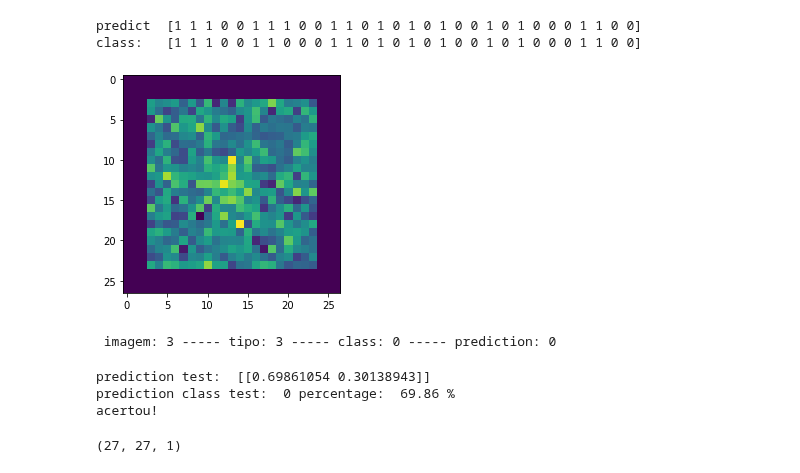
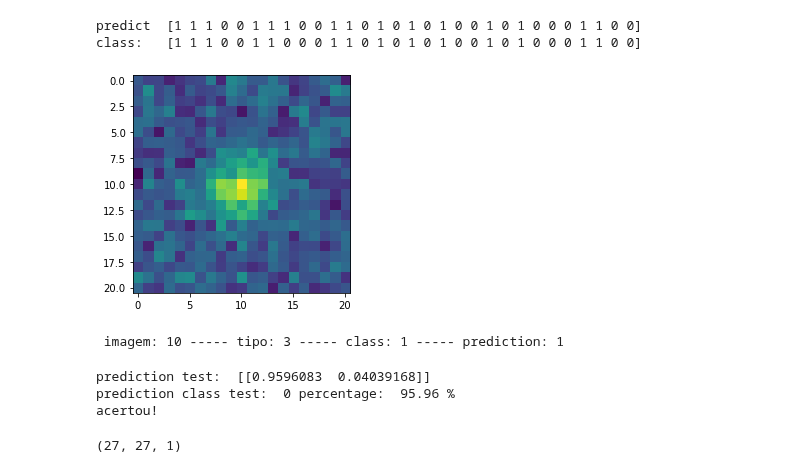
Before and after one commit to AndreTeixeira1998/EL4106-1oProyecto, a Jupyter notebook: Classifier.ipynb, the cells around one changed output. Cells and saved outputs as stored; diff of their text form; code cells hidden in the pictures.

```diff
--- a/Classifier.ipynb
+++ b/Classifier.ipynb
@@ -81,7 +81,7 @@ input_shape1=x_test.shape[1]
 input_shape2=x_test.shape[2]
 print('\n\ninput_shape: ' , input_shape1, 'x', input_shape2)
 
-input_shape = (input_shape1, input_shape2, 1)
+input_shape_1_tipo = (input_shape1, input_shape2, 1)
 # %% [output]
 Dimension of images to train: (75000, 27, 27)
 Dimension of images to test: (25000, 27, 27)
@@ -136,7 +139,7 @@ def CNN_model():
     model = Sequential()
     #conv
     model.add(Conv2D(32, kernel_size=(4, 4), padding='same', strides=(1, 1),
-                     input_shape=input_shape))
+                     input_shape=input_shape_1_tipo))
     #conv
     model.add(Conv2D(32, kernel_size=(3, 3), padding='same', strides=(1, 1)))
     #max-pool
@@ -279,19 +304,21 @@ print('class:  ', y_test[:Samples])
 predict  [1 1 1 0 0 1 1 1 0 0 1 1 0 1 0 1 0 1 0 0 1 0 1 0 0 0 1 1 0 0]
 class:   [1 1 1 0 0 1 1 0 0 0 1 1 0 1 0 1 0 1 0 0 1 0 1 0 0 0 1 1 0 0]
 # %%
-%matplotlib inline
-index_img=3
-plt.figure("imagem: {} , tipo: {} , class: {}".format(index_img, tipo, y_test[index_img]))
-plt.imshow(x_test[0])#,cmap=plt.cm.binary)
+# %matplotlib inline
+index_img=10
+tipo_=3
+plt.figure("imagem: {} , tipo: {} , class: {}".format(index_img, tipo_, y_test[index_img]))
+#print(x_test_all[0, :,:, 0].shape)
+plt.imshow(x_test_all[index_img, :,:, tipo_])#,cmap=plt.cm.binary)
 
 
 plt.show()
 print(" imagem: {} ----- tipo: {} ----- class: {} ----- prediction: {} ".format(index_img, tipo, y_test[index_img], np.argmax(predictions[index_img])))
 # %% [output]
-[figure, old version]
+[figure, new version]
- imagem: 3 ----- tipo: 3 ----- class: 0 ----- prediction: 0
+ imagem: 10 ----- tipo: 3 ----- class: 1 ----- prediction: 1
 # %%
-imagene_index=3
+imagene_index=4
 
 
 test_predict = model.predict(r_x_test[imagene_index:imagene_index+1], batch_size=batch)
@@ -303,8 +330,8 @@ if(np.argmax(test_predict)==y_test[imagene_index]):
 else:
     print('errou!')
 # %% [output]
-prediction test:  [[0.69861054 0.30138943]]
-prediction class test:  0 percentage:  69.86 %
+prediction test:  [[0.9596083  0.04039168]]
+prediction class test:  0 percentage:  95.96 %
 acertou!
 # %%
 r_x_train[0].shape
```
Also changed, not shown: parts of 16 cells of this notebook, 3 other files.
